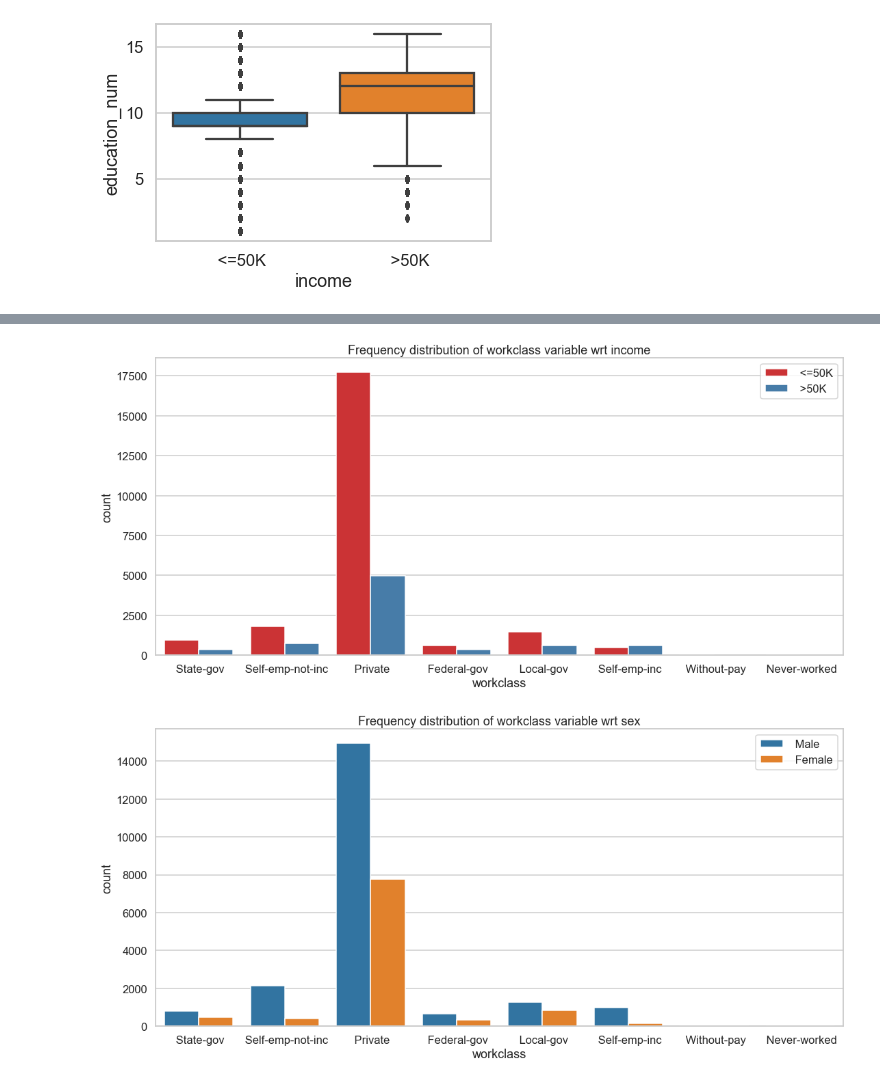
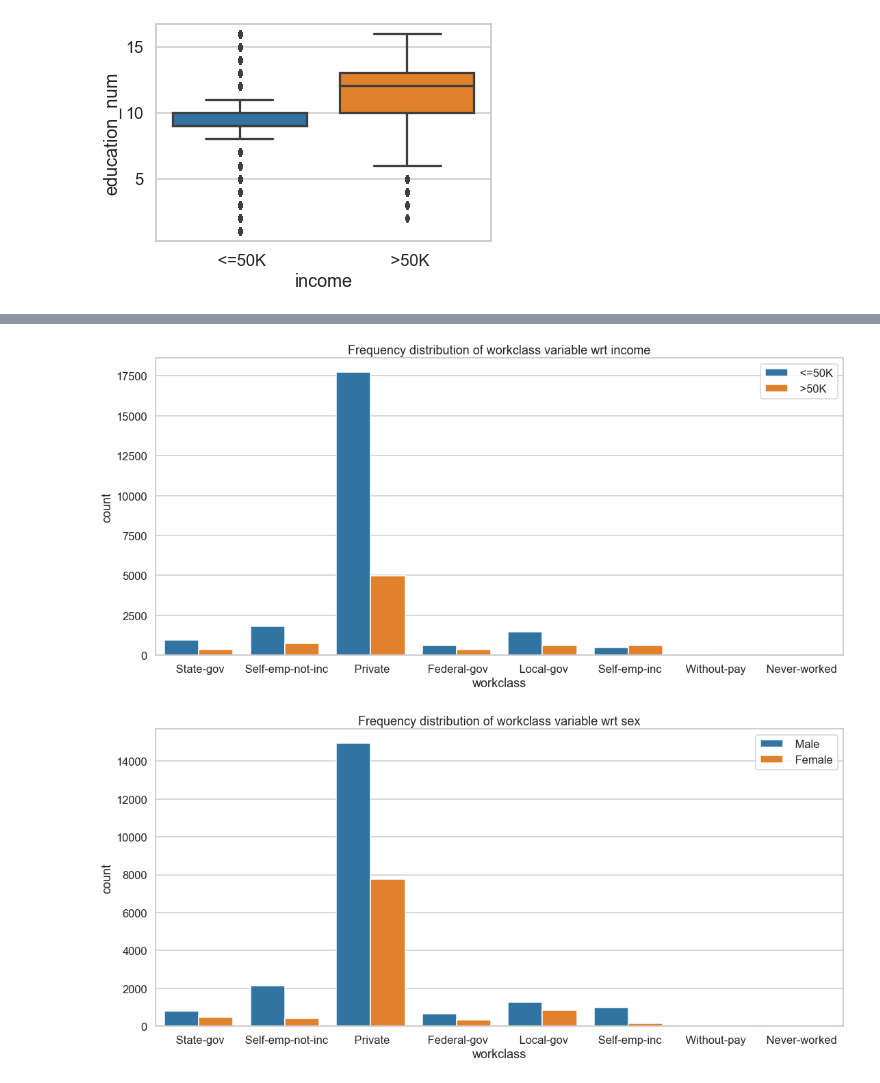
Before and after one commit to scottlou/gitStash_lab, a Jupyter notebook: MOD3/Mod3_FinalProject/Mod3Project.ipynb, the cells around one changed output, grey strips where cells are left out. Cells and saved outputs as stored; diff of their text form; code cells hidden in the pictures.

```diff
--- a/MOD3/Mod3_FinalProject/Mod3Project.ipynb
+++ b/MOD3/Mod3_FinalProject/Mod3Project.ipynb
@@ -390,11 +412,11 @@ plt.show()
 # %%
 f, ax = plt.subplots(figsize=(18, 8))
-ax = sns.countplot(x="workclass", hue="income", data=income_copy_df, palette="Set1")
+ax = sns.countplot(x="workclass", hue="income", data=income_copy_df)
 ax.set_title("Frequency distribution of workclass variable wrt income")
 ax.legend(loc='upper right')
 plt.show()
 # %% [output]
-[figure, old version]
+[figure, new version]
 # %%
 f, ax = plt.subplots(figsize=(18, 8))
 ax = sns.countplot(x="workclass", hue="sex", data=income_copy_df)
```
Also changed, not shown: parts of 109 cells of this notebook, 38 other files.
